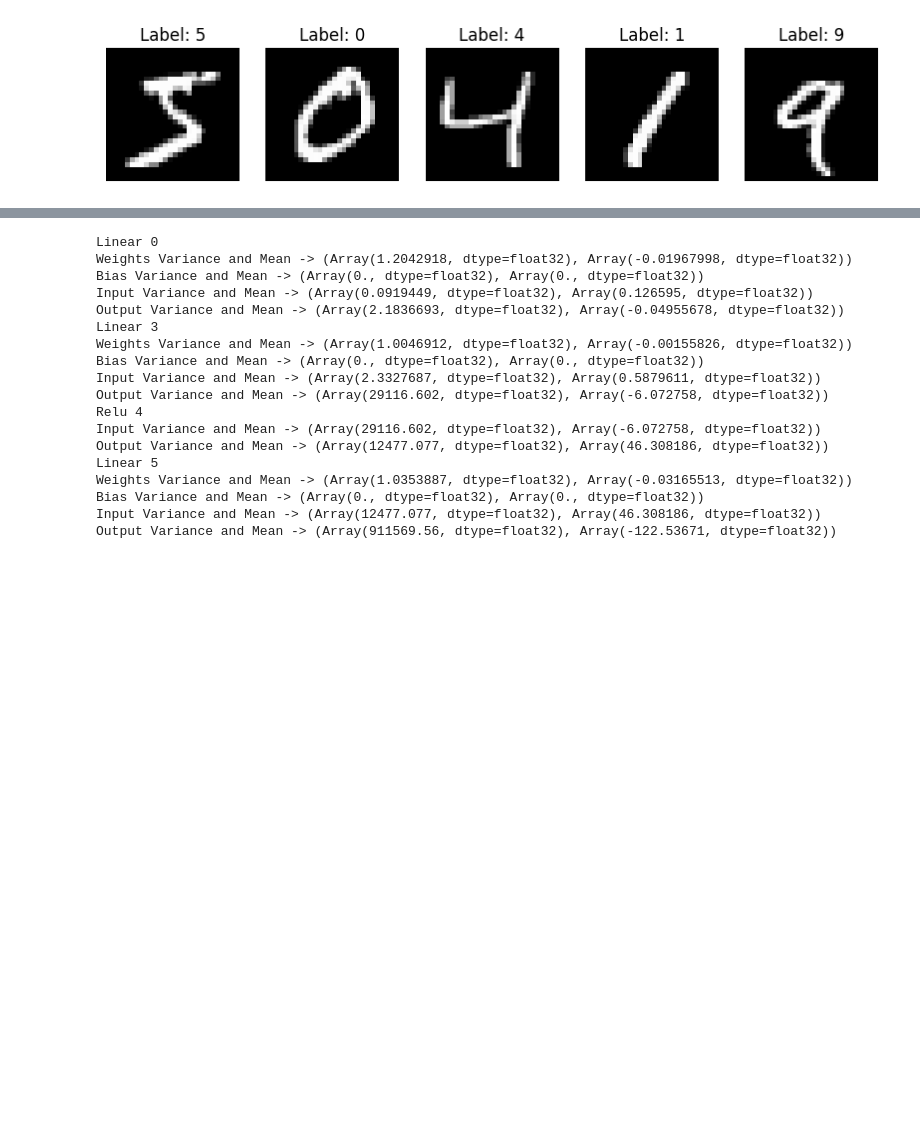
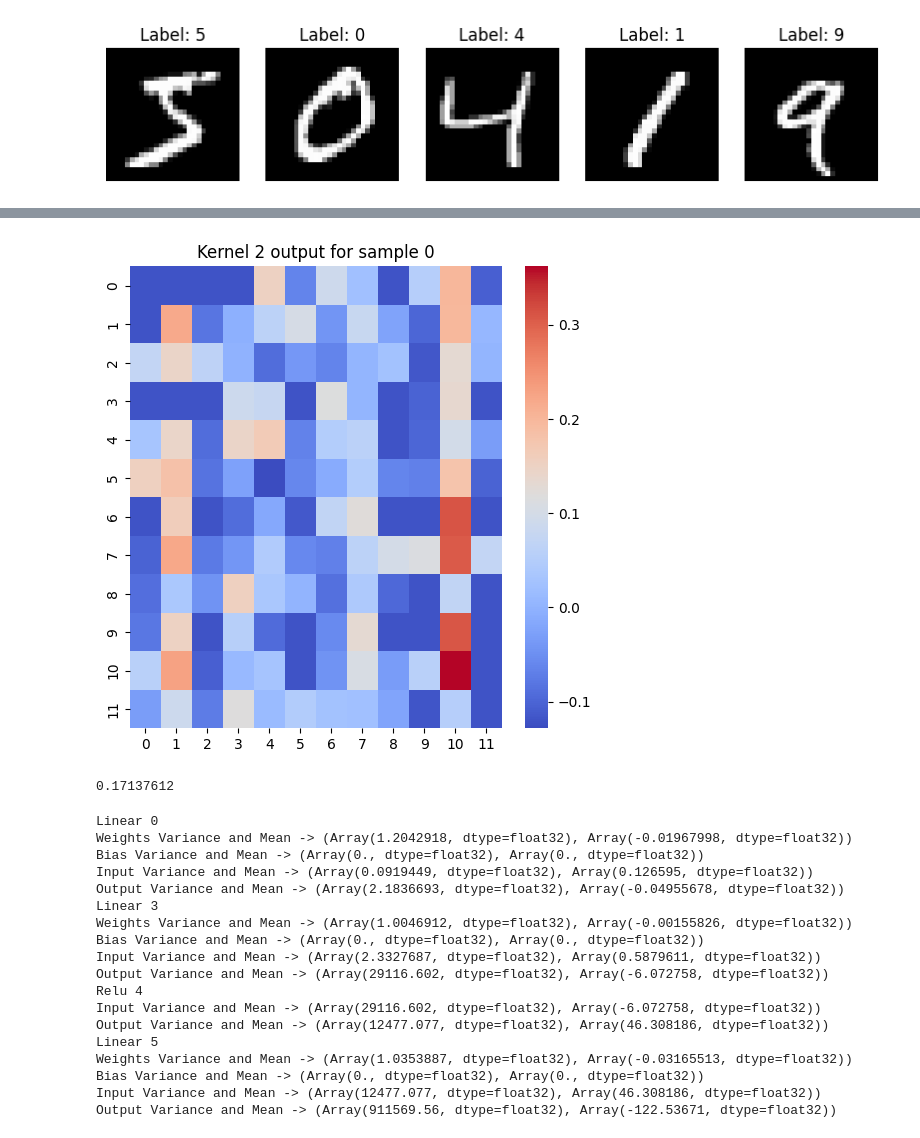
Before and after one commit to SanjithKumar2/MiniTorch, a Jupyter notebook: CNNVFC.ipynb, the cells around one changed output, grey strips where cells are left out. Cells and saved outputs as stored; diff of their text form; code cells hidden in the pictures; blank space fills up the shorter version.

```diff
--- a/CNNVFC.ipynb
+++ b/CNNVFC.ipynb
@@ -96,3 +140,13 @@ Loss for 0/20 -> 0.707603931427002
+# %%
+show_conv_out(net.layers[1],0,2)
+# %% [output]
+[figure, added]
+# %%
+res = net.forward(X_t)
+loss = crit.loss(res,Y_t)
+print(loss)
+# %% [output]
+0.17137612
 # %%
 net.print_variance_info()
 # %% [output]
```
Also changed, not shown: parts of 13 cells of this notebook, 2 other files.
